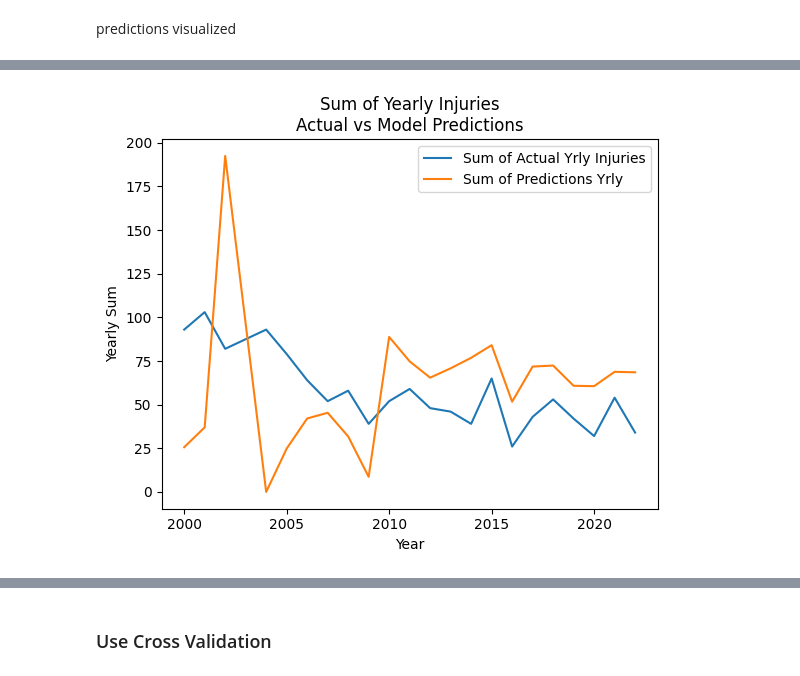
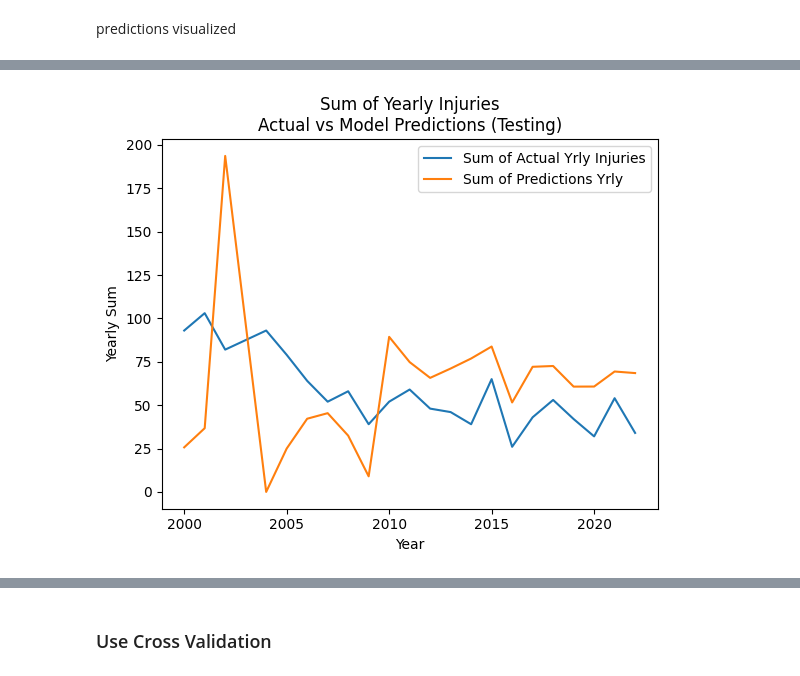
Before and after one commit to ndahlinuvm/Train-Derailment-287Project, a Jupyter notebook: rf-visuals.ipynb, the cells around one changed output, grey strips where cells are left out. Saved outputs shown, nothing was run; the diff lists cells and outputs as text; code cells hidden in the pictures.

Commit message:
more stuff/viz for presetation (model analysis)

```diff
--- a/rf-visuals.ipynb
+++ b/rf-visuals.ipynb
@@ -165,0 +270,23 @@ Y-test shape:  (26852,)
+# %%
+depth = pd.Series([1,2,4,6,8,10,15,20,100])
+#estimators = np.array([10,20,30,40,50,75,100,150])
+train_error = np.array([])
+train_score = np.array([])
+test_error = np.array([])
+test_score = np.array([])
+
+for i in depth:
+    rfreg_test = RandomForestRegressor(max_features='sqrt',
+                                       n_estimators=50,
+                                       max_depth=i,
+                                       n_jobs=-1,
+                                       verbose=False,
+                                       random_state=0)
+    rfreg_test.fit(xtrain,ytrain)
+    train_score = np.append(train_score,rfreg_test.score(xtrain,ytrain))
+    test_score = np.append(test_score,rfreg_test.score(xtest,ytest))
+    train_error = np.append(train_error,mean_squared_error(ytrain,rfreg_test.predict(xtrain)))
+    test_error = np.append(test_error,mean_squared_error(ytest,rfreg_test.predict(xtest)))
+
+error_data = pd.DataFrame({'max_depth':depth, 'train error':train_error, 'test error':test_error})
+score_data = pd.DataFrame({'max_depth':depth, 'train score':train_score, 'test score':test_score})
@@ -168,6 +316,7 @@ Y-test shape:  (26852,)
 # %%
 rfreg = RandomForestRegressor(max_features='sqrt',
                               n_estimators=50,
+                              max_depth=40,
                               n_jobs=-1,
                               random_state=0)
 
@@ -236,11 +385,11 @@ pd.concat([inj_yr,pred_yr],axis=1)
 # %%
 plt.plot('Year','injuries', data=inj_yr, label='Sum of Actual Yrly Injuries')
 plt.plot('Year','prediction', data=pred_yr, label='Sum of Predictions Yrly')
 plt.xlabel('Year')
 plt.ylabel('Yearly Sum')
-plt.title('Sum of Yearly Injuries\nActual vs Model Predictions')
+plt.title('Sum of Yearly Injuries\nActual vs Model Predictions (Testing)')
 plt.legend()
-plt.savefig("images/rf-pred-vs-actual.png")
+plt.savefig("images/rf-pred-vs-actual-test.png")
 plt.show()
 # %% [output]
-[figure, old version]
+[figure, new version]
```
Also changed, not shown: parts of 23 cells of this notebook, 15 other files.
